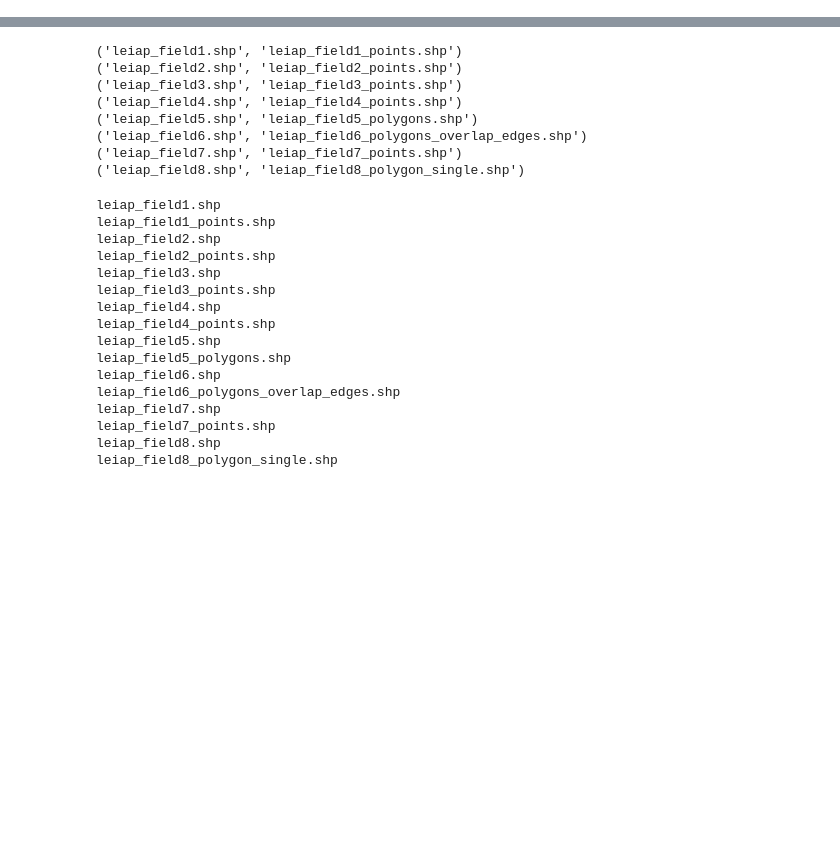
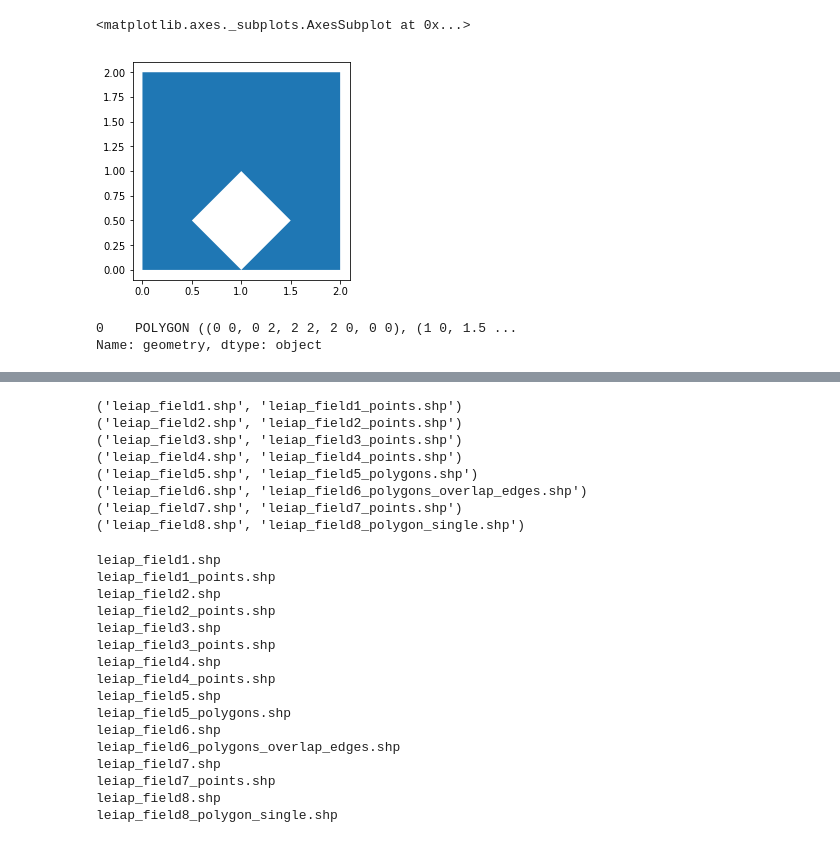
Before and after one commit to deppen8/prospect, a Jupyter notebook: notebooks/tests_dev.ipynb, the cells around one changed output, grey strips where cells are left out. Cells and saved outputs as stored; diff of their text form; code cells hidden in the pictures; blank space fills up the shorter version.

```diff
--- a/notebooks/tests_dev.ipynb
+++ b/notebooks/tests_dev.ipynb
@@ -3,0 +44,10 @@ from scipy.stats._distn_infrastructure import rv_frozen
+# %%
+base.plot()
+# %% [output]
+<matplotlib.axes._subplots.AxesSubplot at 0x...>
+[figure, added]
+# %%
+base.geometry
+# %% [output]
+0    POLYGON ((0 0, 0 2, 2 2, 2 0, 0 0), (1 0, 1.5 ...
+Name: geometry, dtype: object
```
Also changed, not shown: parts of 15 cells of this notebook, 1 other file.
